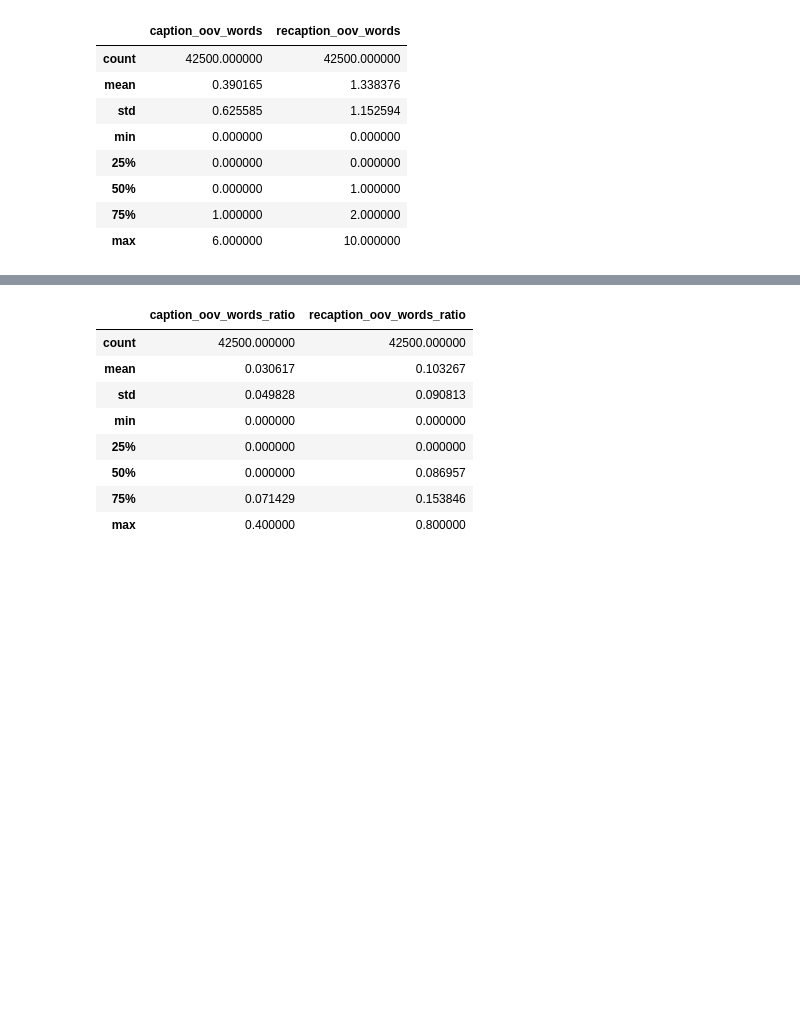
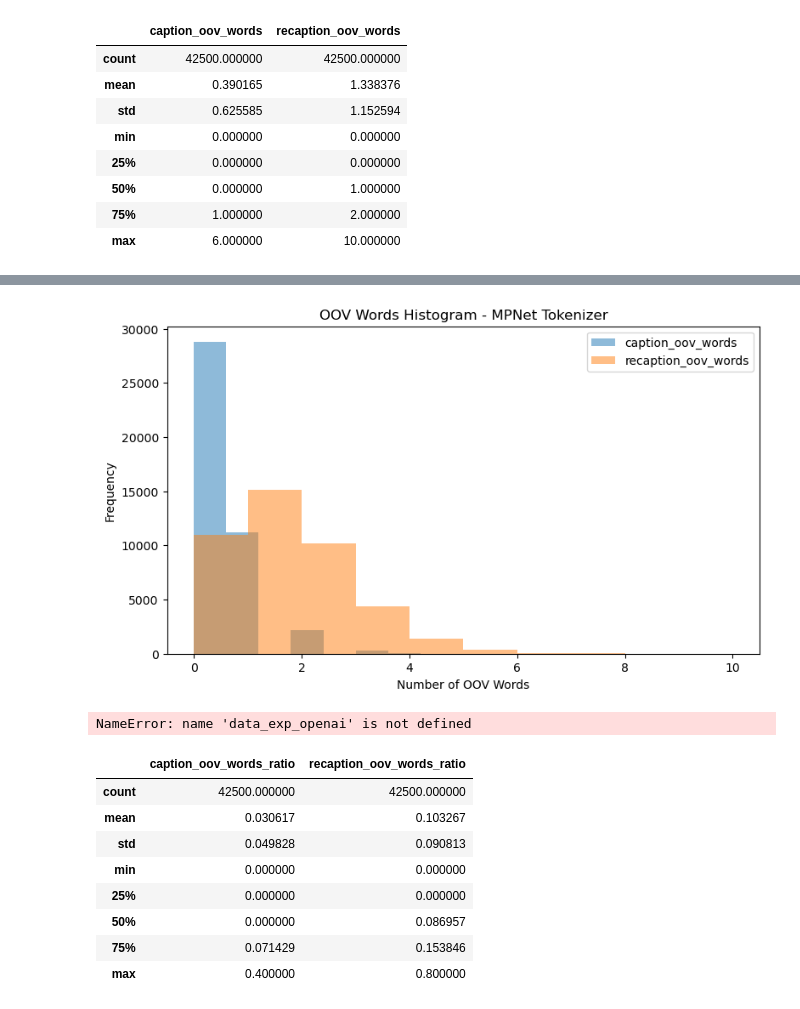
Before and after one commit to imartinf/multimemo, a Jupyter notebook: notebooks/1-imartinf-language-analysis.ipynb, the cells around one changed output, grey strips where cells are left out. Saved outputs shown, nothing was run; the diff lists cells and outputs as text; code cells hidden in the pictures; blank space fills up the shorter version.

Commit message:
add: text analysis, openai embeddings, bayes reg

```diff
--- a/notebooks/1-imartinf-language-analysis.ipynb
+++ b/notebooks/1-imartinf-language-analysis.ipynb
@@ -61,14 +64,8 @@ Loaded 42500 captions.
 # %%
 # Remove punctuation
 
-def remove_punctuation(text):
-    """
-    Remove punctuation from a text.
-    """
-    return text.translate(str.maketrans('', '', string.punctuation))
-
-data_exp['captions'] = data_exp['captions'].apply(remove_punctuation)
-data_exp['recaptions'] = data_exp['recaptions'].apply(remove_punctuation)
+data_exp['captions'] = data_exp['captions'].apply(lambda x: remove_punctuation(x))
+data_exp['recaptions'] = data_exp['recaptions'].apply(lambda x: remove_punctuation(x))
 # %% [markdown]
 ## OOV words
 # %%
@@ -171,3 +185,15 @@ plt.show()
+# %%
+# Histogram of the OOV words for the captions and recaptions corpus (same plot)
+
+plot_histogram(data_exp,['caption_oov_words','recaption_oov_words'],'OOV Words Histogram - MPNet Tokenizer','Number of OOV Words','Frequency')
+# %% [output]
+[figure, added]
+# %%
+# Histogram of the OOV words for the captions and recaptions corpus (same plot)
+
+plot_histogram(data_exp_openai,['caption_oov_words','recaption_oov_words'],'OOV Words Histogram - OpenAI Tokenizer','Number of OOV Words','Frequency')
+# %% [output]
+NameError: name 'data_exp_openai' is not defined
 # %%
 data_exp['caption_length'] = data_exp['captions'].apply(lambda x: len(x.split()))
 data_exp['caption_oov_words_ratio'] = data_exp['caption_oov_words'] / data_exp['caption_length']
```
Also changed, not shown: parts of 15 cells of this notebook, 18 other files.
